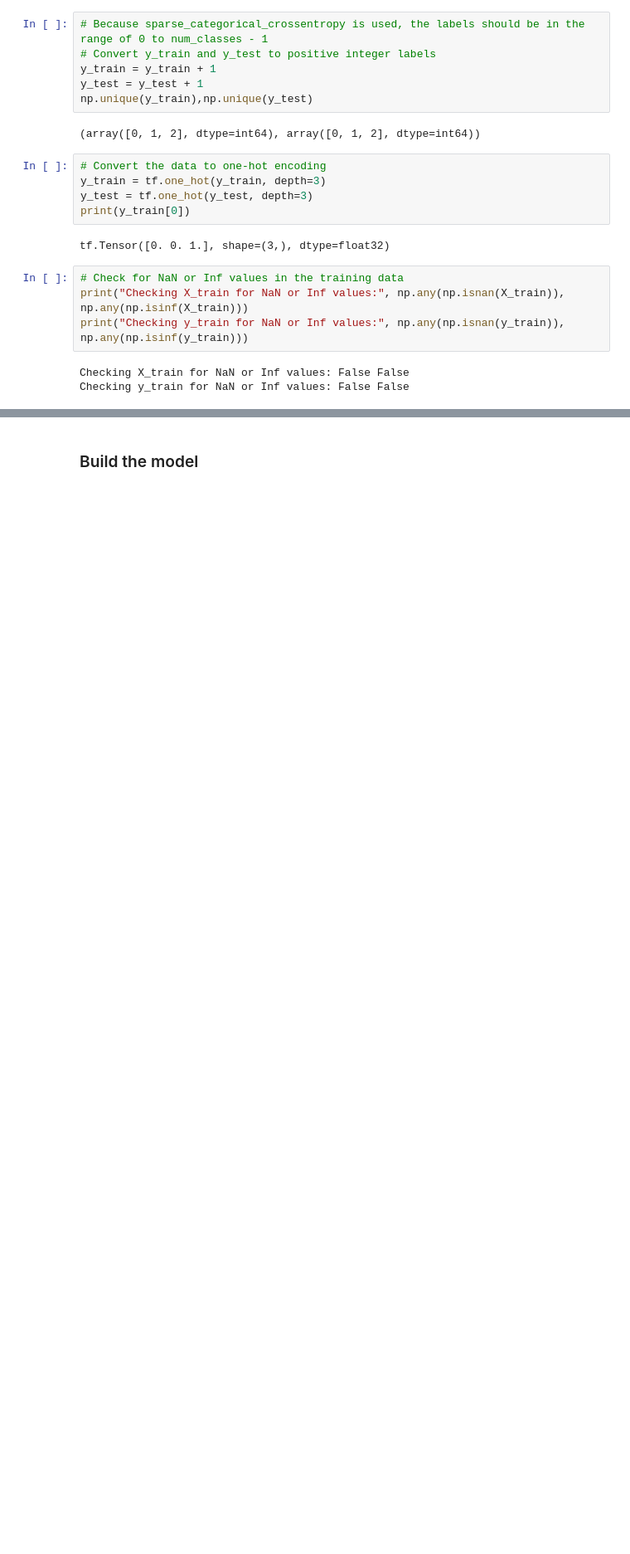
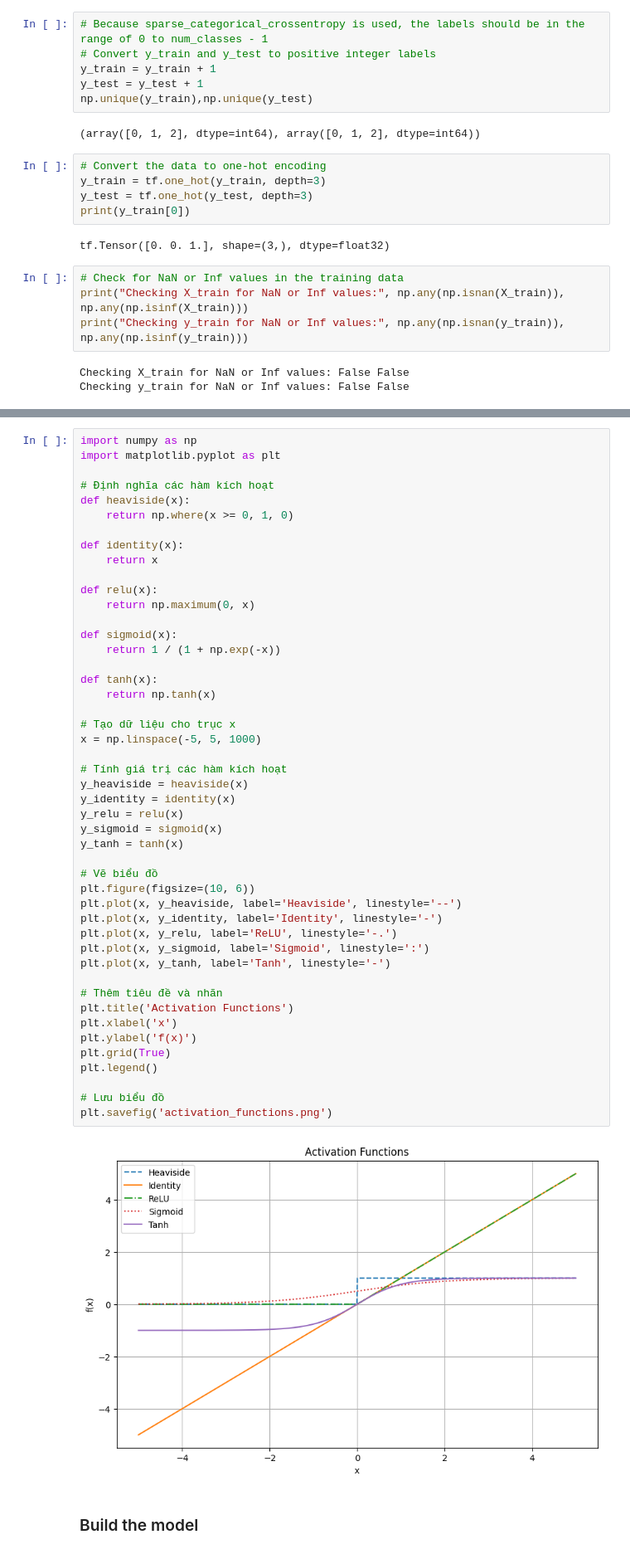
Before and after one commit to Hieu1607/Stock-Data-analysist, a Jupyter notebook: notebooks/W8_NeuralNetwork.ipynb, the cells around one changed output, grey strips where cells are left out. Shown at 83% size. Saved outputs shown, nothing was run; the diff lists cells and outputs as text; blank space fills up the shorter version.

```diff
--- a/notebooks/W8_NeuralNetwork.ipynb
+++ b/notebooks/W8_NeuralNetwork.ipynb
@@ -167,2 +201,51 @@ Checking y_train for NaN or Inf values: False False
+# %%
+import numpy as np
+import matplotlib.pyplot as plt
+
+# Định nghĩa các hàm kích hoạt
+def heaviside(x):
+    return np.where(x >= 0, 1, 0)
+
+def identity(x):
+    return x
+
+def relu(x):
+    return np.maximum(0, x)
+
+def sigmoid(x):
+    return 1 / (1 + np.exp(-x))
+
+def tanh(x):
+    return np.tanh(x)
+
+# Tạo dữ liệu cho trục x
+x = np.linspace(-5, 5, 1000)
+
+# Tính giá trị các hàm kích hoạt
+y_heaviside = heaviside(x)
+y_identity = identity(x)
+y_relu = relu(x)
+y_sigmoid = sigmoid(x)
+y_tanh = tanh(x)
+
+# Vẽ biểu đồ
+plt.figure(figsize=(10, 6))
+plt.plot(x, y_heaviside, label='Heaviside', linestyle='--')
+plt.plot(x, y_identity, label='Identity', linestyle='-')
+plt.plot(x, y_relu, label='ReLU', linestyle='-.')
+plt.plot(x, y_sigmoid, label='Sigmoid', linestyle=':')
+plt.plot(x, y_tanh, label='Tanh', linestyle='-')
+
+# Thêm tiêu đề và nhãn
+plt.title('Activation Functions')
+plt.xlabel('x')
+plt.ylabel('f(x)')
+plt.grid(True)
+plt.legend()
+
+# Lưu biểu đồ
+plt.savefig('activation_functions.png')
+# %% [output]
+[figure, added]
 # %% [markdown]
 ### Build the model
```
Also changed, not shown: parts of 4 cells of this notebook, 2 other files.
